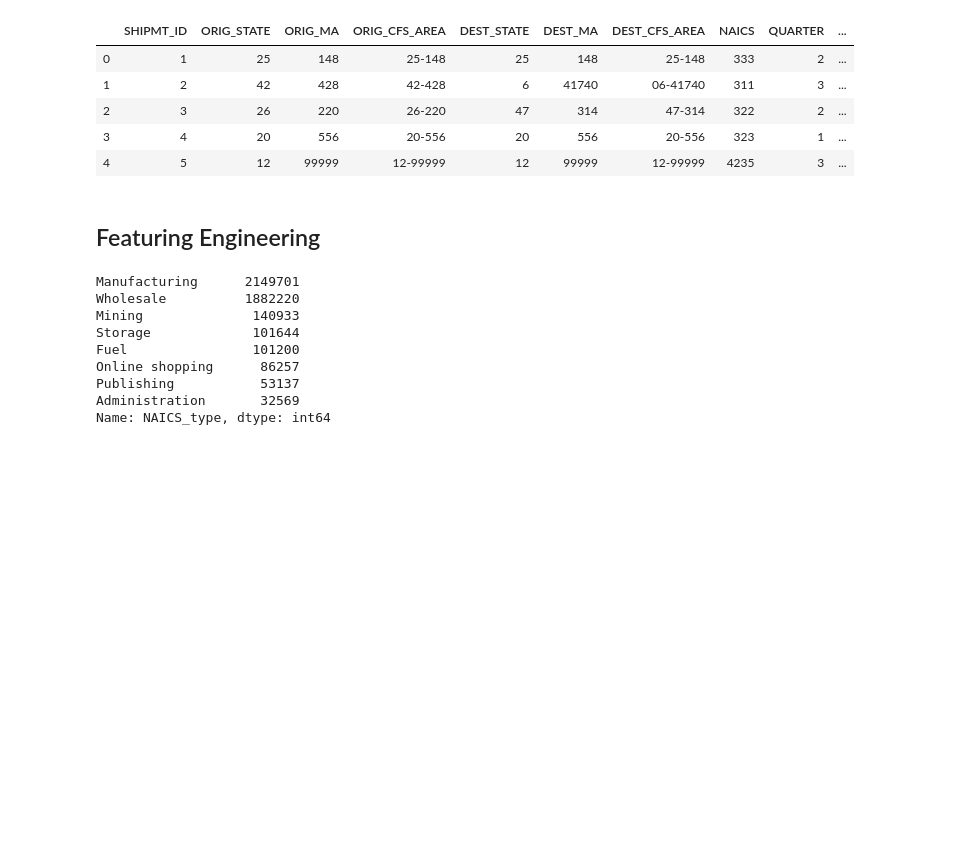
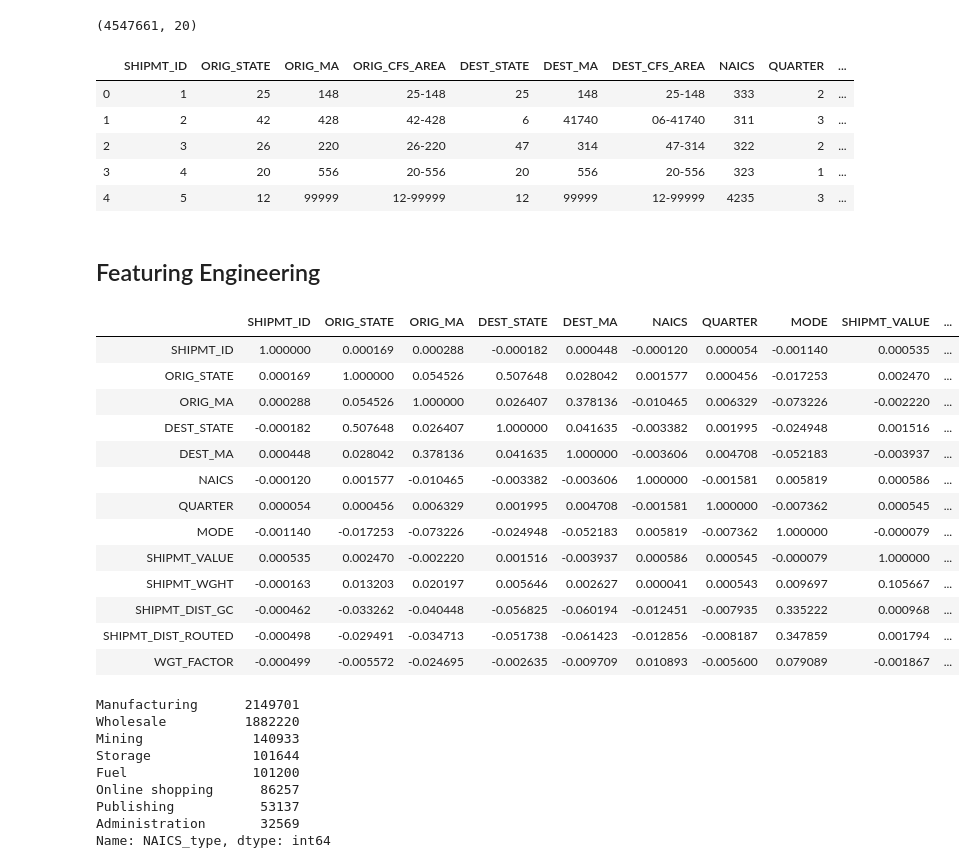
Before and after one commit to michaeleby1/commodity-flow-survey-regression, a Jupyter notebook: wip_michael.ipynb, the cells around one changed output. Cells and saved outputs as stored; diff of their text form; code cells hidden in the pictures; blank space fills up the shorter version.

```diff
--- a/wip_michael.ipynb
+++ b/wip_michael.ipynb
@@ -10,9 +10,10 @@ from sklearn.model_selection import train_test_split
 from sklearn.linear_model import Lasso, Ridge, LinearRegression
 # %%
 data = pd.read_csv('cfs_2012_pumf_csv.txt')
-data.shape
+print(data.shape)
 data.head()
 # %% [output]
+(4547661, 20)
 |  | SHIPMT_ID | ORIG_STATE | ORIG_MA | ORIG_CFS_AREA | DEST_STATE | DEST_MA | DEST_CFS_AREA | NAICS | QUARTER | ... |
 | 0 | 1 | 25 | 148 | 25-148 | 25 | 148 | 25-148 | 333 | 2 | ... |
 | 1 | 2 | 42 | 428 | 42-428 | 6 | 41740 | 06-41740 | 311 | 3 | ... |
@@ -21,4 +22,21 @@ data.head()
 | 4 | 5 | 12 | 99999 | 12-99999 | 12 | 99999 | 12-99999 | 4235 | 3 | ... |
 # %% [markdown]
 ## Featuring Engineering
+# %%
+data.corr()
+# %% [output]
+|  | SHIPMT_ID | ORIG_STATE | ORIG_MA | DEST_STATE | DEST_MA | NAICS | QUARTER | MODE | SHIPMT_VALUE | ... |
+| SHIPMT_ID | 1.000000 | 0.000169 | 0.000288 | -0.000182 | 0.000448 | -0.000120 | 0.000054 | -0.001140 | 0.000535 | ... |
+| ORIG_STATE | 0.000169 | 1.000000 | 0.054526 | 0.507648 | 0.028042 | 0.001577 | 0.000456 | -0.017253 | 0.002470 | ... |
+| ORIG_MA | 0.000288 | 0.054526 | 1.000000 | 0.026407 | 0.378136 | -0.010465 | 0.006329 | -0.073226 | -0.002220 | ... |
+| DEST_STATE | -0.000182 | 0.507648 | 0.026407 | 1.000000 | 0.041635 | -0.003382 | 0.001995 | -0.024948 | 0.001516 | ... |
+| DEST_MA | 0.000448 | 0.028042 | 0.378136 | 0.041635 | 1.000000 | -0.003606 | 0.004708 | -0.052183 | -0.003937 | ... |
+| NAICS | -0.000120 | 0.001577 | -0.010465 | -0.003382 | -0.003606 | 1.000000 | -0.001581 | 0.005819 | 0.000586 | ... |
+| QUARTER | 0.000054 | 0.000456 | 0.006329 | 0.001995 | 0.004708 | -0.001581 | 1.000000 | -0.007362 | 0.000545 | ... |
+| MODE | -0.001140 | -0.017253 | -0.073226 | -0.024948 | -0.052183 | 0.005819 | -0.007362 | 1.000000 | -0.000079 | ... |
+| SHIPMT_VALUE | 0.000535 | 0.002470 | -0.002220 | 0.001516 | -0.003937 | 0.000586 | 0.000545 | -0.000079 | 1.000000 | ... |
+| SHIPMT_WGHT | -0.000163 | 0.013203 | 0.020197 | 0.005646 | 0.002627 | 0.000041 | 0.000543 | 0.009697 | 0.105667 | ... |
+| SHIPMT_DIST_GC | -0.000462 | -0.033262 | -0.040448 | -0.056825 | -0.060194 | -0.012451 | -0.007935 | 0.335222 | 0.000968 | ... |
+| SHIPMT_DIST_ROUTED | -0.000498 | -0.029491 | -0.034713 | -0.051738 | -0.061423 | -0.012856 | -0.008187 | 0.347859 | 0.001794 | ... |
+| WGT_FACTOR | -0.000499 | -0.005572 | -0.024695 | -0.002635 | -0.009709 | 0.010893 | -0.005600 | 0.079089 | -0.001867 | ... |
 # %%
```
Also changed, not shown: parts of 10 cells of this notebook.
